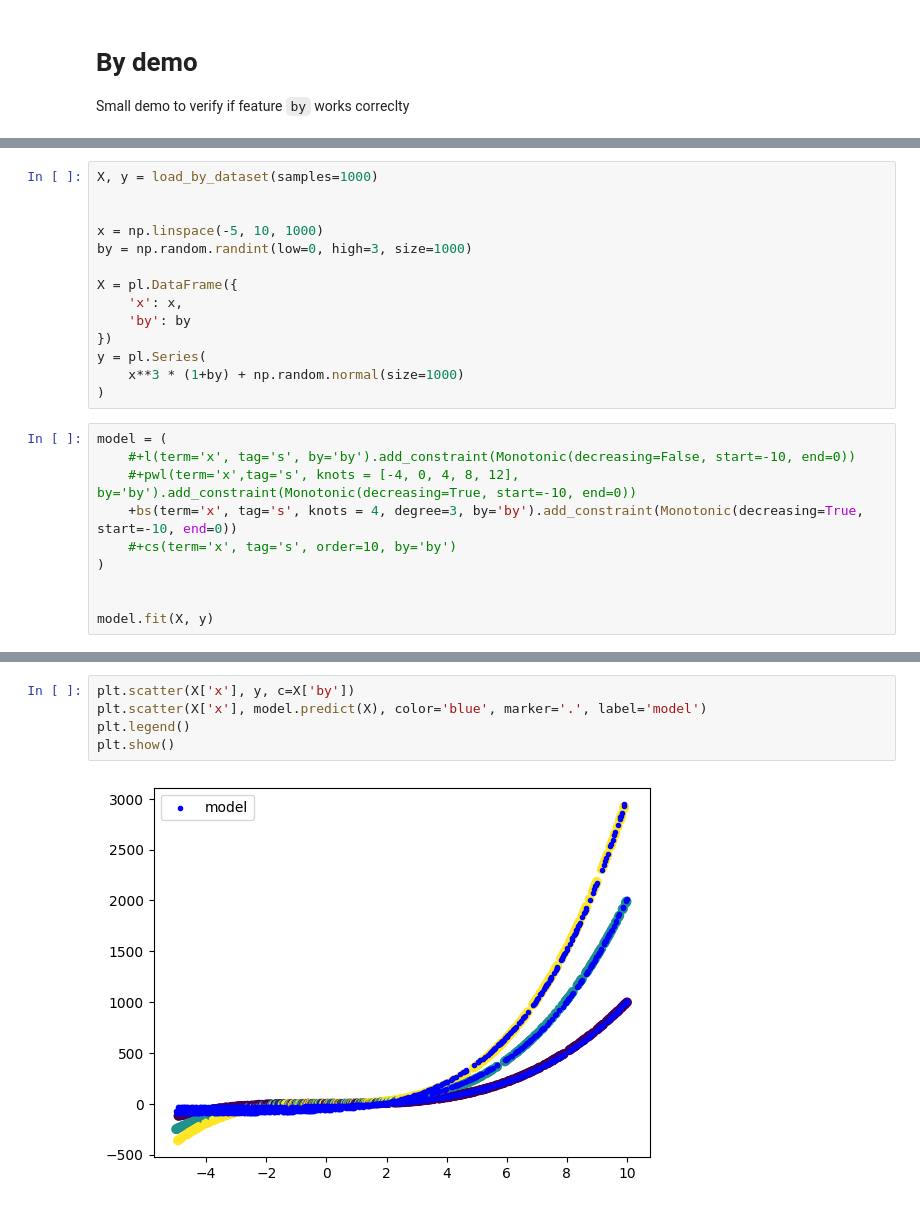
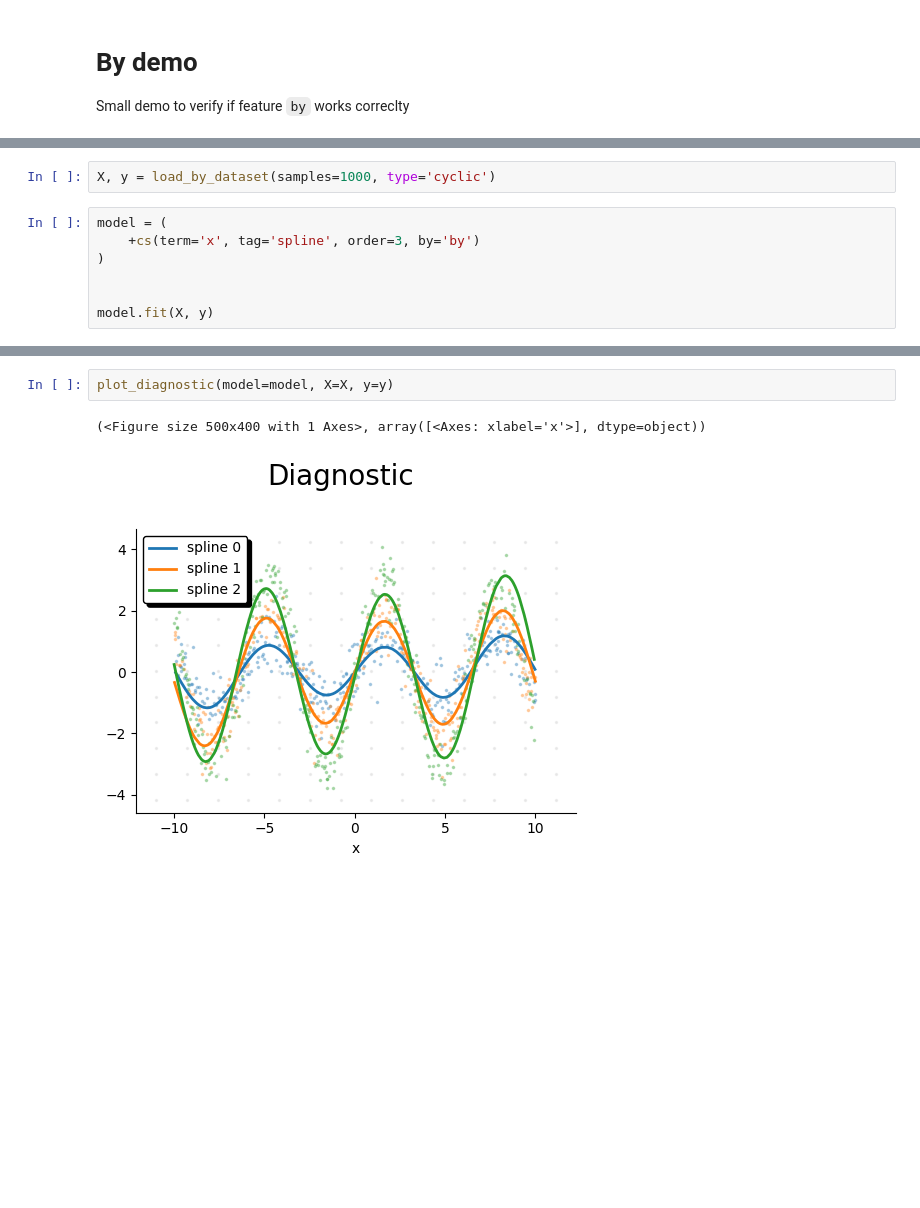
Before and after one commit to clarkmaio/lpspline, a Jupyter notebook: notebook/by_demo.ipynb, the cells around one changed output, grey strips where cells are left out. Drawn from its saved outputs; the diff is of its cells as text; blank space fills up the shorter version.

```diff
--- a/notebook/by_demo.ipynb
+++ b/notebook/by_demo.ipynb
@@ -11,23 +12,8 @@ from lpspline.constraints import Monotonic, Concave, Convex, Anchor
 # %%
-X, y = load_by_dataset(samples=1000)
-
-
-x = np.linspace(-5, 10, 1000)
-by = np.random.randint(low=0, high=3, size=1000)
-
-X = pl.DataFrame({
-    'x': x,
-    'by': by
-})
-y = pl.Series(
-    x**3 * (1+by) + np.random.normal(size=1000)
-)
+X, y = load_by_dataset(samples=1000, type='cyclic')
 # %%
 model = (
-    #+l(term='x', tag='s', by='by').add_constraint(Monotonic(decreasing=False, start=-10, end=0))
-    #+pwl(term='x',tag='s', knots = [-4, 0, 4, 8, 12], by='by').add_constraint(Monotonic(decreasing=True, start=-10, end=0))
-    +bs(term='x', tag='s', knots = 4, degree=3, by='by').add_constraint(Monotonic(decreasing=True, start=-10, end=0))
-    #+cs(term='x', tag='s', order=10, by='by')
+    +cs(term='x', tag='spline', order=3, by='by')
 )
 
 
@@ -46,8 +32,6 @@ Spline Type          | Term         | Tag             | Constraints          | P
 ========================================================================================================================
-# %%
-plt.scatter(X['x'], y, c=X['by'])
-plt.scatter(X['x'], model.predict(X), color='blue', marker='.', label='model')
-plt.legend()
-plt.show()
-# %% [output]
-[figure, removed]
+# %%
+plot_diagnostic(model=model, X=X, y=y)
+# %% [output]
+(<Figure size 500x400 with 1 Axes>, array([<Axes: xlabel='x'>], dtype=object))
+[figure, added]
```
Also changed, not shown: parts of 2 cells of this notebook, 6 other files.
